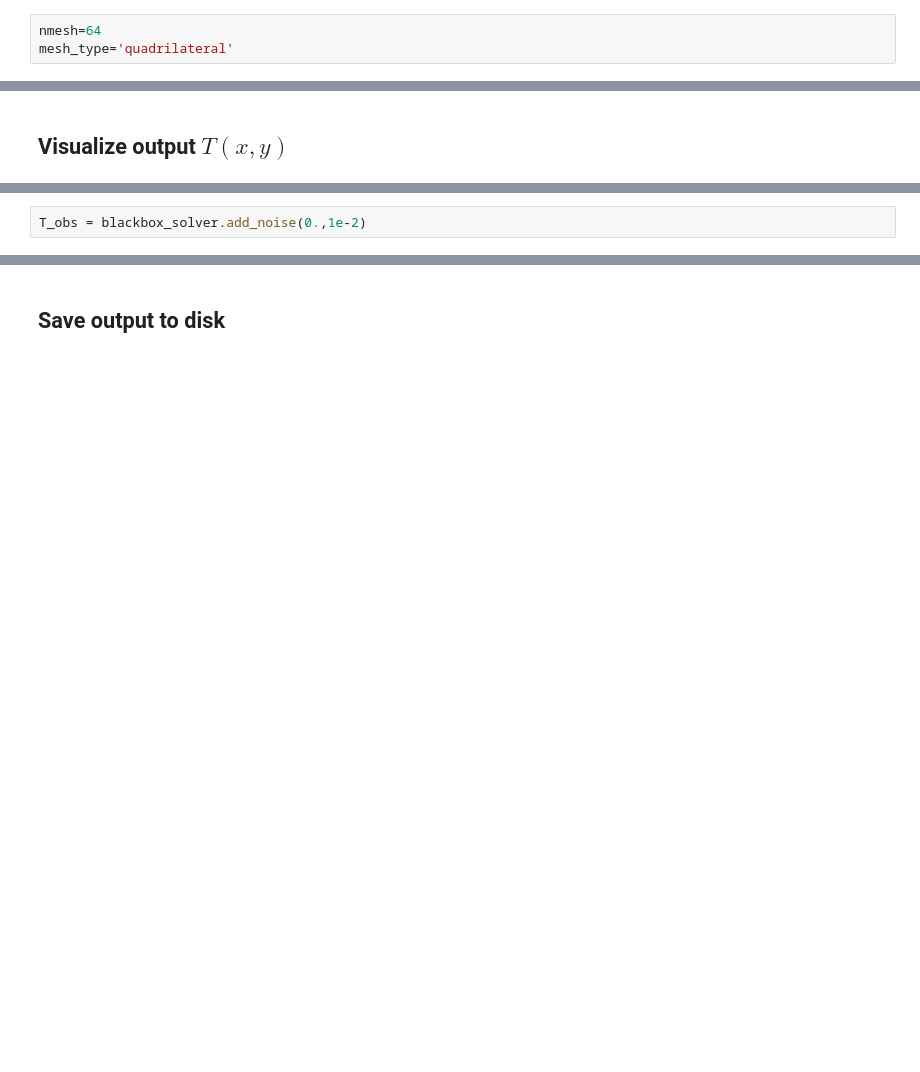
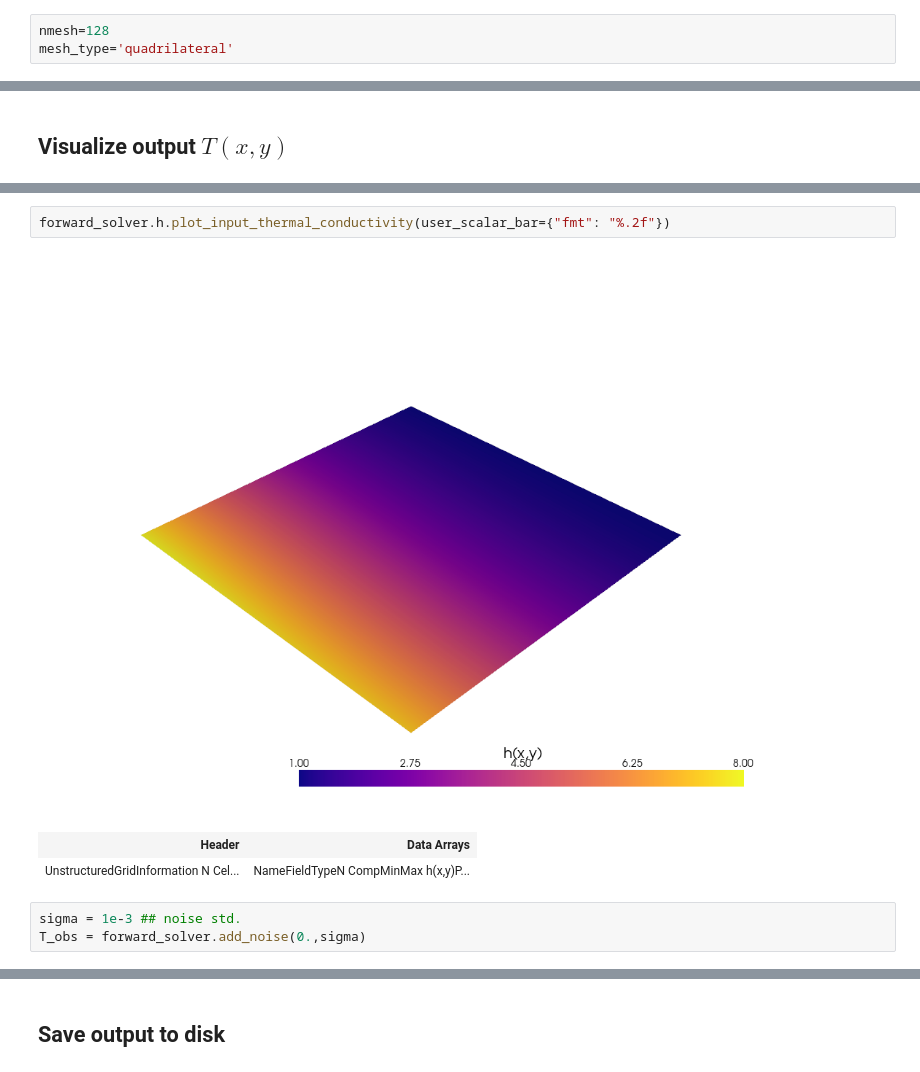
Before and after one commit to MinhMPA/steady-2d-heat-inverse, a Jupyter notebook: notebooks/ForwardSolve.ipynb, the cells around one changed output, grey strips where cells are left out. Saved outputs shown, nothing was run; the diff lists cells and outputs as text; blank space fills up the shorter version.

```diff
--- a/notebooks/ForwardSolve.ipynb
+++ b/notebooks/ForwardSolve.ipynb
@@ -3,7 +11,7 @@ from forward_solver import SteadyHeatForwardSolver2D
 # %% [markdown]
 ## Define domain
 # %%
-nmesh=64
+nmesh=128
 mesh_type='quadrilateral'
 # %% [markdown]
 ## Define thermal conductivity
@@ -70,3 +81,10 @@ Plotting relative temperature distribution DeltaT =T-T_0 with T_0=300.0K.
+# %%
+forward_solver.h.plot_input_thermal_conductivity(user_scalar_bar={"fmt": "%.2f"})
+# %% [output]
+[figure, added]
+| Header | Data Arrays |
+| UnstructuredGridInformation N Cel... | NameFieldTypeN CompMinMax h(x,y)P... |
 # %%
-T_obs = blackbox_solver.add_noise(0.,1e-2)
+sigma = 1e-3 ## noise std.
+T_obs = forward_solver.add_noise(0.,sigma)
 # %%
```
Also changed, not shown: parts of 10 cells of this notebook, 1 other file.
